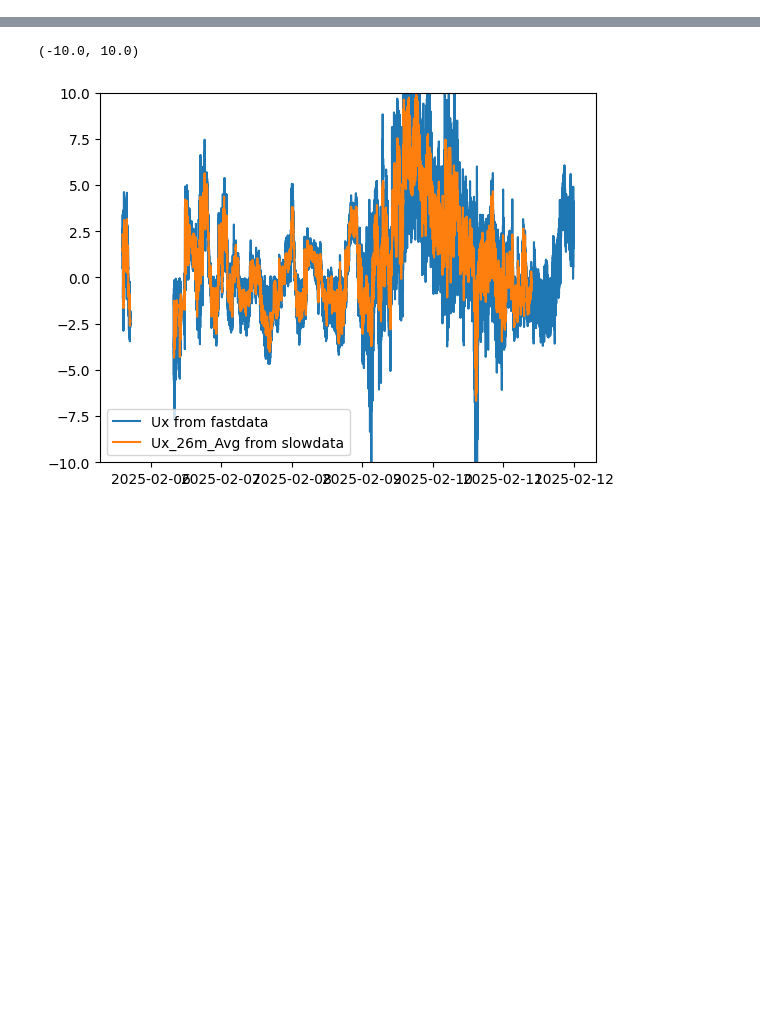
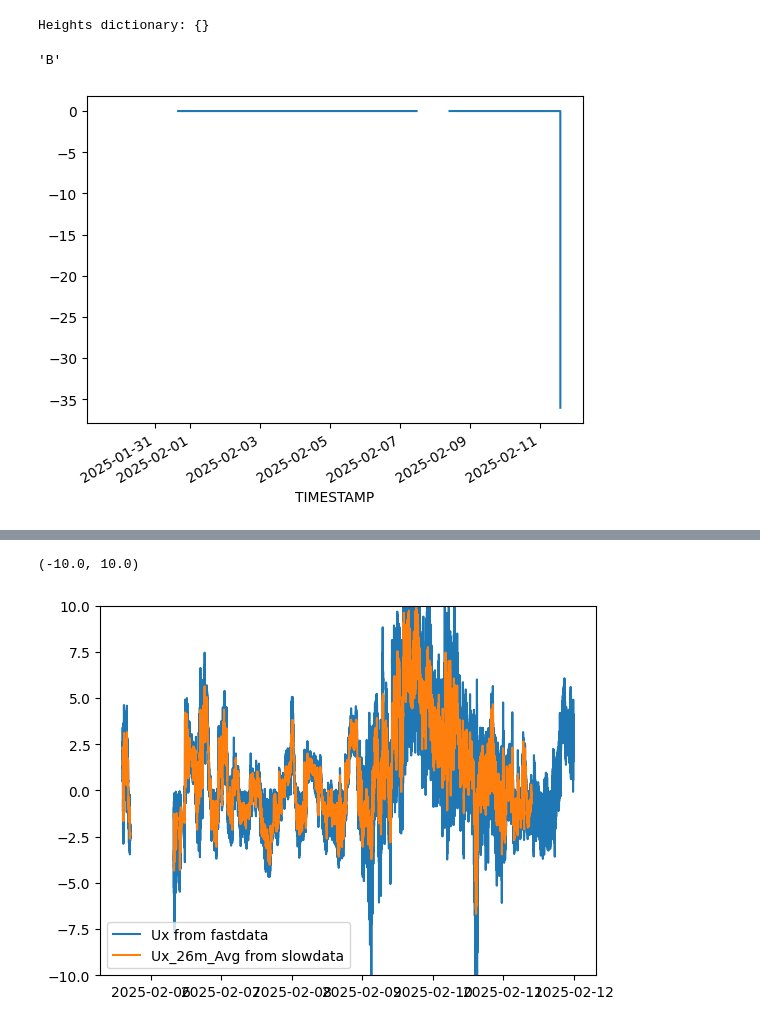
Before and after one commit to Rainette9/DataProcessingScripts, a Jupyter notebook: Processing_main.ipynb, the cells around one changed output, grey strips where cells are left out. Saved outputs shown, nothing was run; the diff lists cells and outputs as text; code cells hidden in the pictures; blank space fills up the shorter version.

```diff
--- a/Processing_main.ipynb
+++ b/Processing_main.ipynb
@@ -48,0 +124,21 @@ fastdata['Ux'].plot()
+# %%
+sensor='SFC'
+start='2025-02-01 00:00'
+end='2025-02-12 00:00'
+
+"""GET SENSOR INFO"""
+plim, calibration_coefficients, heights, folder_name = get_sensor_info(sensor)
+"""READ FAST AND SLOW DATA from folder"""
+folder=f'/home/engbers/Documents/PhD/Data/EC/{folder_name}/'
+fastdata=read_data(folder, 'fast', sensor, start, end)
+
+folder=f'/home/engbers/Documents/PhD/Data/EC/{folder_name}/'
+slowdata=read_data(folder, 'slow', sensor, start, end)
+# %% [output]
+Heights dictionary: {}
+# %%
+slowdata['RH_5m_Avg'].plot()
+sensor
+# %% [output]
+'B'
+[figure, added]
```
Also changed, not shown: parts of 13 cells of this notebook, 3 other files.
